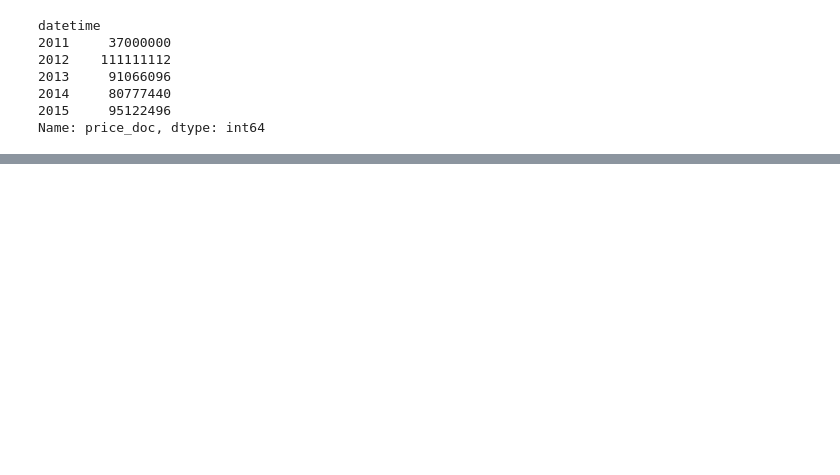
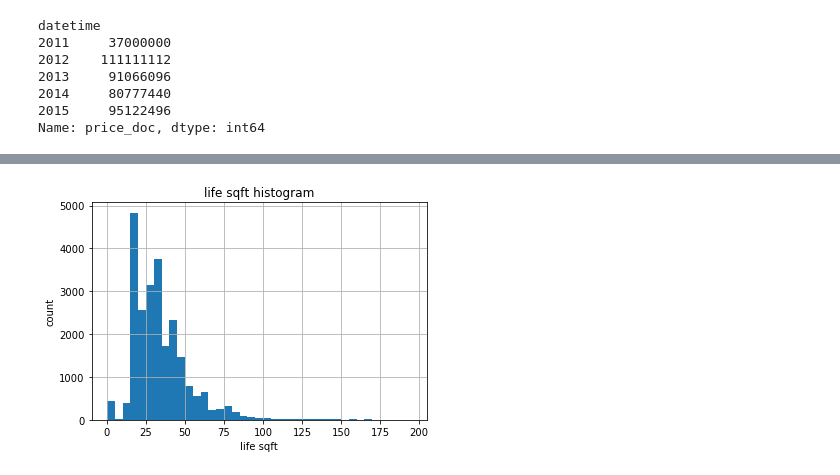
Before and after one commit to rTangled/saber, a Jupyter notebook: code/saber.ipynb, the cells around one changed output, grey strips where cells are left out. Cells and saved outputs as stored; diff of their text form; code cells hidden in the pictures; blank space fills up the shorter version.

```diff
--- a/code/saber.ipynb
+++ b/code/saber.ipynb
@@ -81,0 +60,10 @@ Name: price_doc, dtype: int64
+# %%
+x = train[train.life_sq.notnull()]['life_sq']
+count, division = np.histogram(x, bins = range(0,200,5) )
+x.hist(bins=division)
+plt.xlabel('life sqft')
+plt.ylabel('count')
+plt.title('life sqft histogram')
+plt.show()
+# %% [output]
+[figure, added]
```
Also changed, not shown: parts of 5 cells of this notebook.
